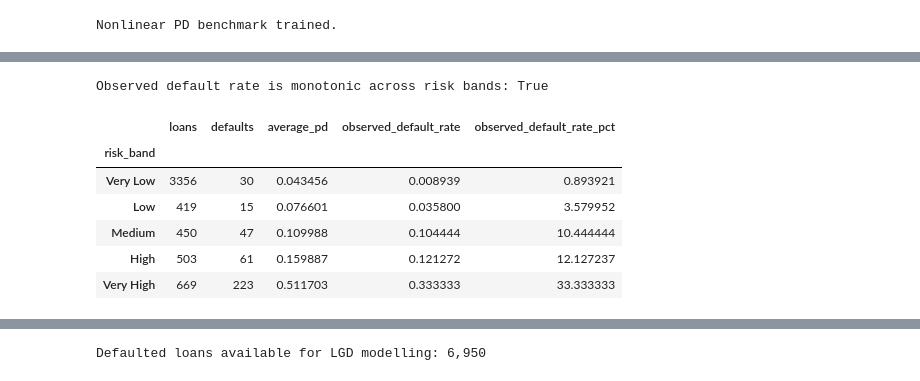
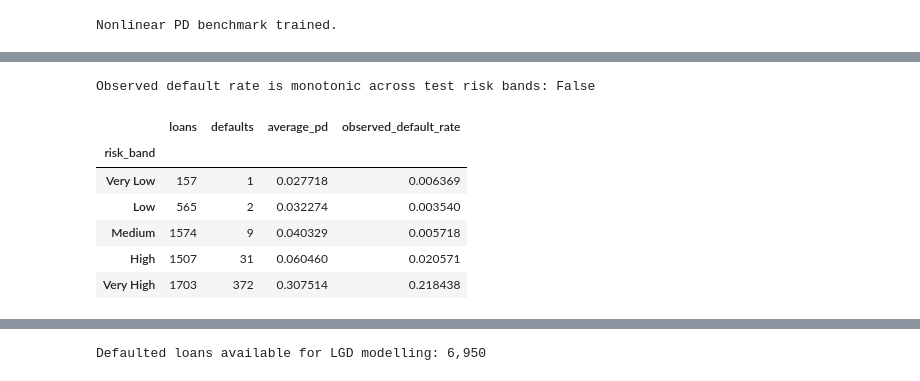
Before and after one commit to Ashwannii-20/BankSense-2.0, a Jupyter notebook: notebooks/03_leakage_analysis.ipynb, the cells around one changed output, grey strips where cells are left out. Cells and saved outputs as stored; diff of their text form; code cells hidden in the pictures.

Commit message:
Improve BankSense validation and add SQL Server analytics

```diff
--- a/notebooks/03_leakage_analysis.ipynb
+++ b/notebooks/03_leakage_analysis.ipynb
@@ -1120,7 +1120,7 @@ print("Preprocessing pipeline created.")
 # %% [output]
 Preprocessing pipeline created.
 # %%
-preprocessor.fit(X)
+preprocessor.fit(X_train)
 # %% [output]
 ColumnTransformer(transformers=[('numeric',
                                  Pipeline(steps=[('imputer',
@@ -2253,14 +2083,14 @@ display(validation_band_summary)
 # %%
 # ---------------------------------------------------------------------------
-# Extract validation risk-band thresholds
+# Extract validation-derived risk-band thresholds
 # ---------------------------------------------------------------------------
 
 risk_band_edges = (
     validation_risk_data["predicted_pd"]
-    .quantile([0.0, 0.2, 0.4, 0.6, 0.8, 1.0])
+    .quantile([0.2, 0.4, 0.6, 0.8])
     .to_numpy()
 )
 
-print("Validation PD band thresholds:")
+print("Validation calibrated-PD risk-band thresholds:")
 print(risk_band_edges)
 # %% [output]
@@ -2311,44 +2133,40 @@ Low           419
 Name: count, dtype: int64
 # %%
 # ---------------------------------------------------------------------------
-# Validate monotonicity of observed default rates
+# Validate monotonicity of observed default rates by test risk band
 # ---------------------------------------------------------------------------
 
-band_order = [
-    "Very Low",
-    "Low",
-    "Medium",
-    "High",
-    "Very High",
-]
+band_order = ["Very Low", "Low", "Medium", "High", "Very High"]
+
+test_band_summary = (
+    test_risk_data
+    .groupby("risk_band", observed=False)
+    .agg(
+        loans=("observed_default", "size"),
+        defaults=("observed_default", "sum"),
+        average_pd=("predicted_pd", "mean"),
+        observed_default_rate=("observed_default", "mean"),
+    )
+)
 
 test_default_rates = (
     test_band_summary
     .reindex(band_order)["observed_default_rate"]
     .dropna()
 )
 
-monotonic_risk = (
-    test_default_rates.diff().dropna() >= 0
-).all()
-
-print(
-    "Observed default rate is monotonic across risk bands:",
-    monotonic_risk,
-)
-
-display(
-    test_band_summary.reindex(band_order)
-)
+monotonic_risk = (test_default_rates.diff().dropna() >= 0).all()
+print("Observed default rate is monotonic across test risk bands:", monotonic_risk)
+display(test_band_summary.reindex(band_order))
 # %% [output]
-Observed default rate is monotonic across risk bands: True
+Observed default rate is monotonic across test risk bands: False
-|  | loans | defaults | average_pd | observed_default_rate | observed_default_rate_pct |
-| risk_band |  |  |  |  |  |
-| Very Low | 3356 | 30 | 0.043456 | 0.008939 | 0.893921 |
-| Low | 419 | 15 | 0.076601 | 0.035800 | 3.579952 |
-| Medium | 450 | 47 | 0.109988 | 0.104444 | 10.444444 |
-| High | 503 | 61 | 0.159887 | 0.121272 | 12.127237 |
-| Very High | 669 | 223 | 0.511703 | 0.333333 | 33.333333 |
+|  | loans | defaults | average_pd | observed_default_rate |
+| risk_band |  |  |  |  |
+| Very Low | 157 | 1 | 0.027718 | 0.006369 |
+| Low | 565 | 2 | 0.032274 | 0.003540 |
+| Medium | 1574 | 9 | 0.040329 | 0.005718 |
+| High | 1507 | 31 | 0.060460 | 0.020571 |
+| Very High | 1703 | 372 | 0.307514 | 0.218438 |
 # %% [markdown]
 ### Out-of-Time PD Risk Bands
 
```
Also changed, not shown: parts of 59 cells of this notebook, 18 other files.
